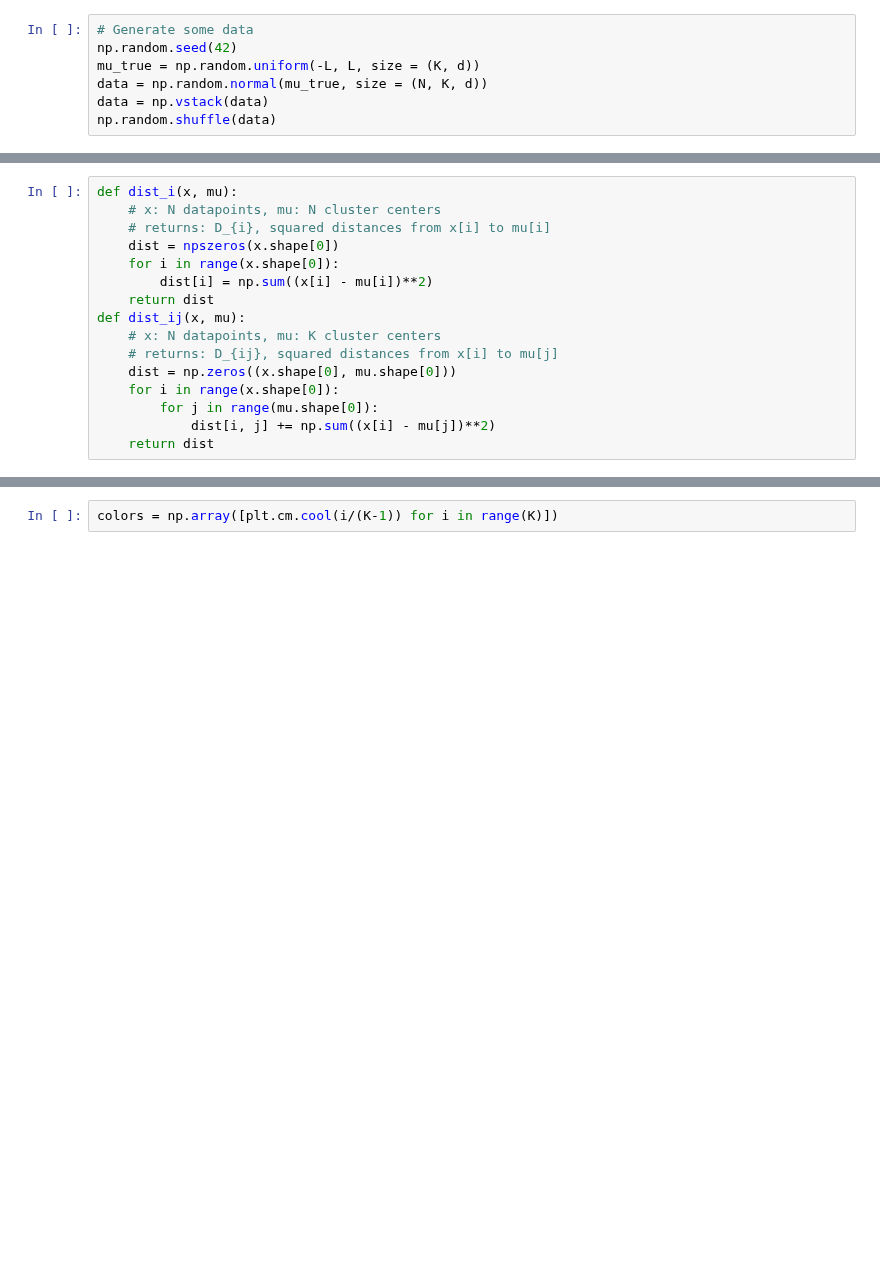
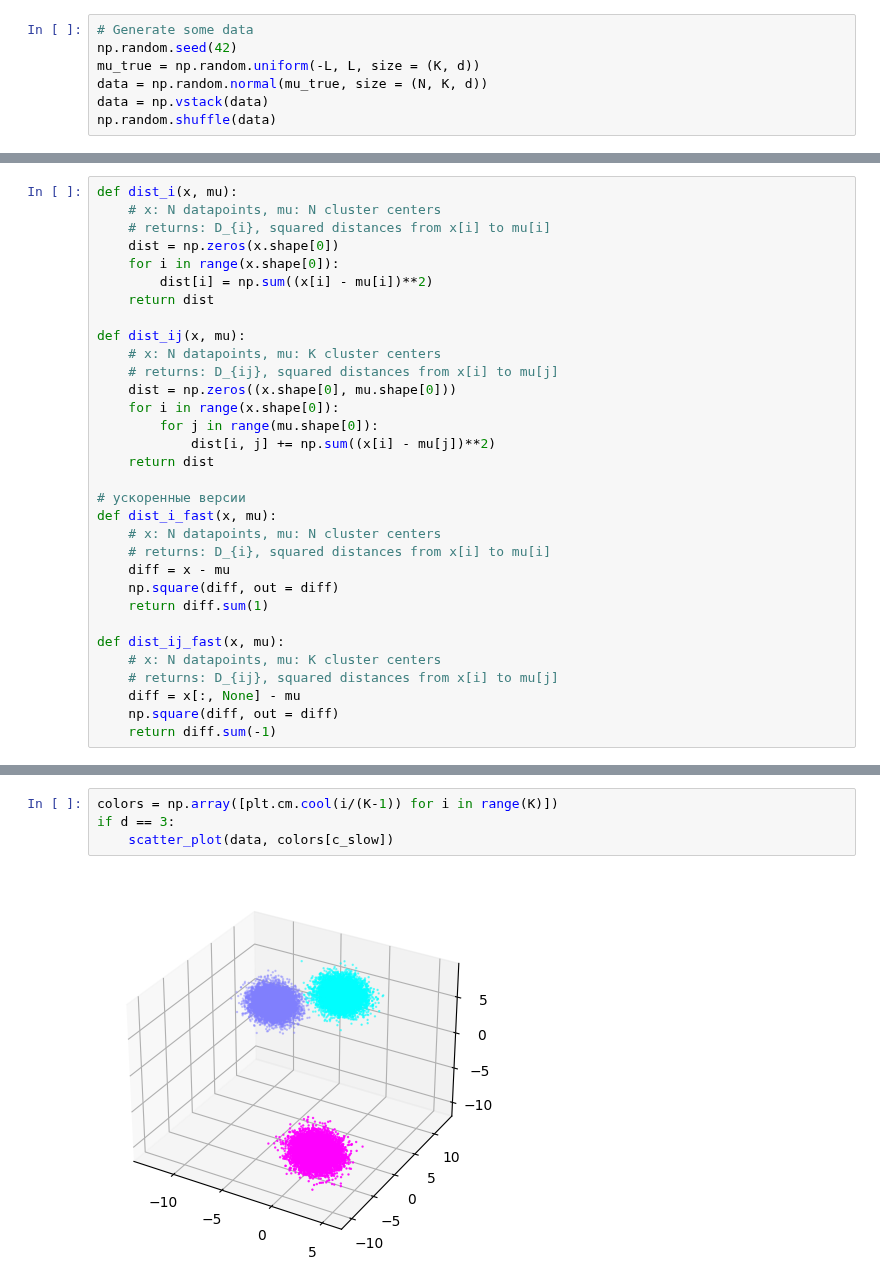
Before and after one commit to zugzvangg/SPC, a Jupyter notebook: numerics/HW1/kmeans.ipynb, the cells around one changed output, grey strips where cells are left out. Cells and saved outputs as stored; diff of their text form; blank space fills up the shorter version.

```diff
--- a/numerics/HW1/kmeans.ipynb
+++ b/numerics/HW1/kmeans.ipynb
@@ -30,10 +34,11 @@ mu = data[np.random.choice(range(data.shape[0]), K, replace=False)]
 def dist_i(x, mu):
     # x: N datapoints, mu: N cluster centers
     # returns: D_{i}, squared distances from x[i] to mu[i]
-    dist = npszeros(x.shape[0])
+    dist = np.zeros(x.shape[0])
     for i in range(x.shape[0]):
         dist[i] = np.sum((x[i] - mu[i])**2)
     return dist
+
 def dist_ij(x, mu):
     # x: N datapoints, mu: K cluster centers
     # returns: D_{ij}, squared distances from x[i] to mu[j]
@@ -42,4 +47,19 @@ def dist_ij(x, mu):
         for j in range(mu.shape[0]):
             dist[i, j] += np.sum((x[i] - mu[j])**2)
     return dist
+
+# ускоренные версии
+def dist_i_fast(x, mu):
+    # x: N datapoints, mu: N cluster centers
+    # returns: D_{i}, squared distances from x[i] to mu[i]
+    diff = x - mu
+    np.square(diff, out = diff)
+    return diff.sum(1)
+
+def dist_ij_fast(x, mu):
+    # x: N datapoints, mu: K cluster centers
+    # returns: D_{ij}, squared distances from x[i] to mu[j]
+    diff = x[:, None] - mu
+    np.square(diff, out = diff)
+    return diff.sum(-1)
 # %%
@@ -57,2 +90,6 @@ plt.plot(ss_list)
 # %%
 colors = np.array([plt.cm.cool(i/(K-1)) for i in range(K)])
+if d == 3:
+    scatter_plot(data, colors[c_slow])
+# %% [output]
+[figure, added]
```
Also changed, not shown: parts of 9 cells of this notebook.
